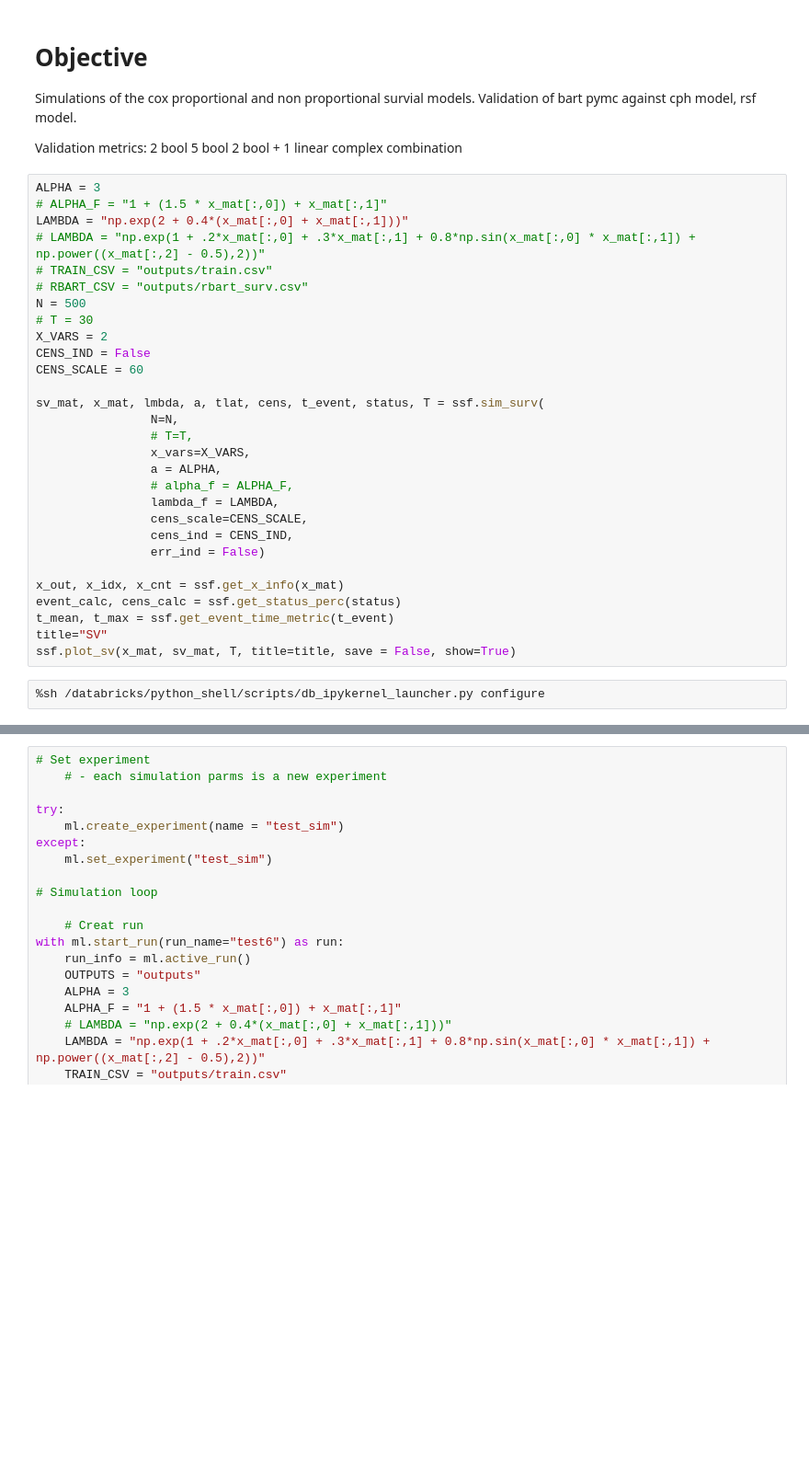
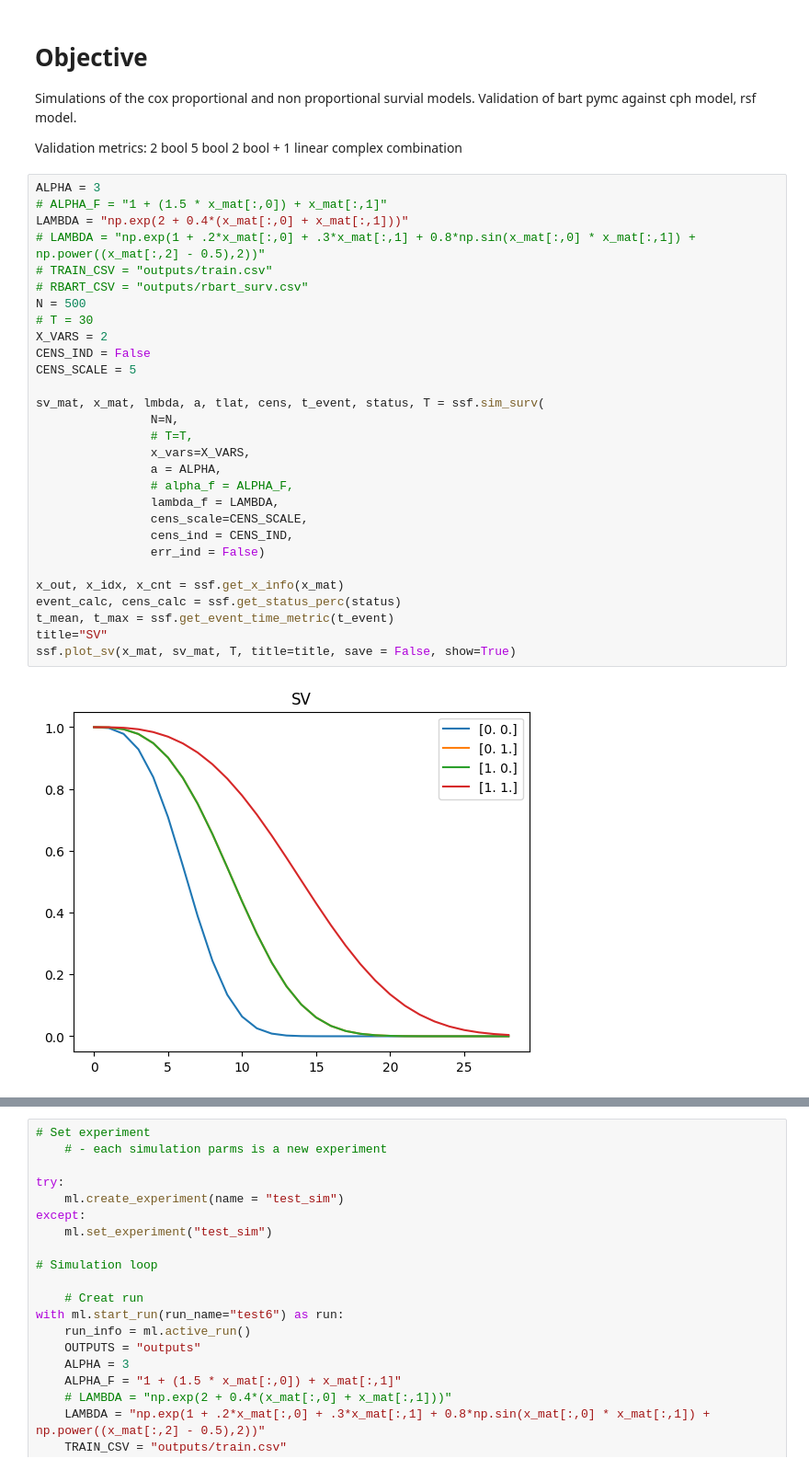
Before and after one commit to twj8CDC/PYMC_BART, a Jupyter notebook: surv_sim_1.ipynb, the cells around one changed output, grey strips where cells are left out. Shown at 92% size. Cells and saved outputs as stored; diff of their text form; blank space fills up the shorter version.

```diff
--- a/surv_sim_1.ipynb
+++ b/surv_sim_1.ipynb
@@ -50,31 +50,31 @@ Validation metrics:
 # %%
 ALPHA = 3
 # ALPHA_F = "1 + (1.5 * x_mat[:,0]) + x_mat[:,1]"
 LAMBDA = "np.exp(2 + 0.4*(x_mat[:,0] + x_mat[:,1]))"
 # LAMBDA = "np.exp(1 + .2*x_mat[:,0] + .3*x_mat[:,1] + 0.8*np.sin(x_mat[:,0] * x_mat[:,1]) + np.power((x_mat[:,2] - 0.5),2))"
 # TRAIN_CSV = "outputs/train.csv"
 # RBART_CSV = "outputs/rbart_surv.csv"
 N = 500
 # T = 30
 X_VARS = 2
 CENS_IND = False
-CENS_SCALE = 60
+CENS_SCALE = 5
 
 sv_mat, x_mat, lmbda, a, tlat, cens, t_event, status, T = ssf.sim_surv(
                 N=N,
                 # T=T,
                 x_vars=X_VARS,
                 a = ALPHA,
                 # alpha_f = ALPHA_F,
                 lambda_f = LAMBDA,
                 cens_scale=CENS_SCALE,
                 cens_ind = CENS_IND,
                 err_ind = False)
 
 x_out, x_idx, x_cnt = ssf.get_x_info(x_mat)
 event_calc, cens_calc = ssf.get_status_perc(status)
 t_mean, t_max = ssf.get_event_time_metric(t_event)
 title="SV"
 ssf.plot_sv(x_mat, sv_mat, T, title=title, save = False, show=True)
+# %% [output]
+[figure, added]
-# %%
-%sh /databricks/python_shell/scripts/db_ipykernel_launcher.py configure
```
Also changed, not shown: parts of 3 cells of this notebook, 7 other files.
